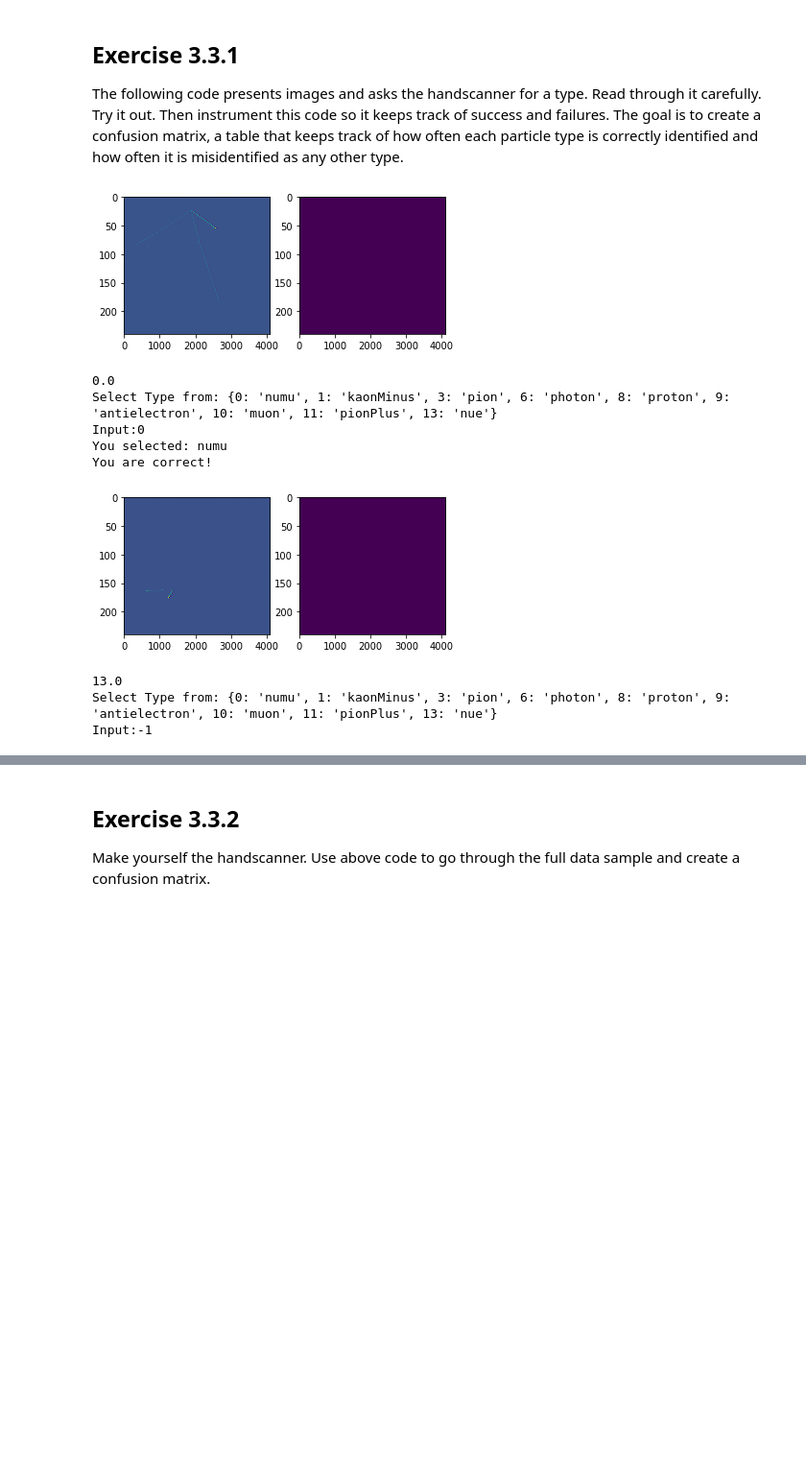
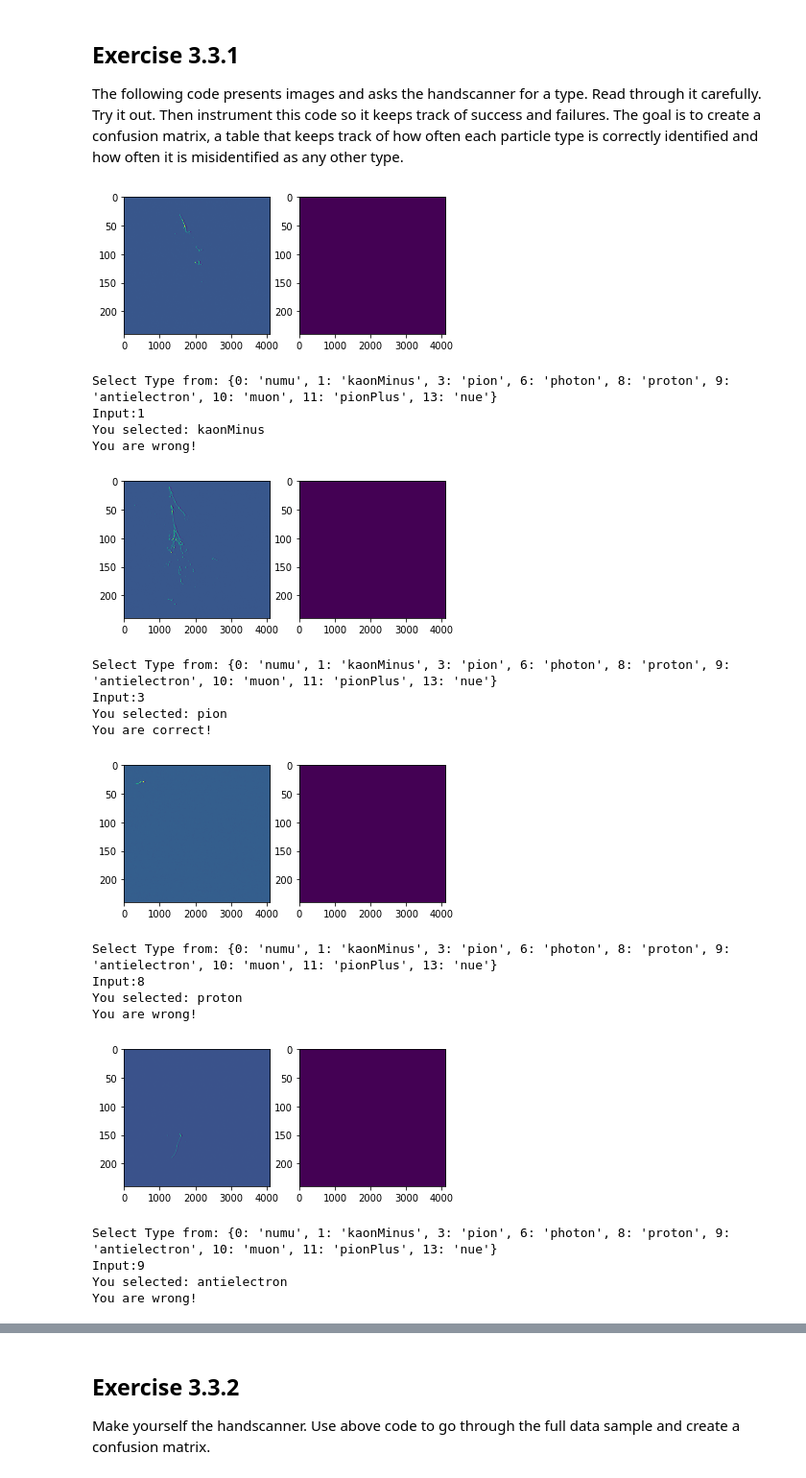
Before and after one commit to qyzhuta/DLHEP2018, a Jupyter notebook: Lab_solutions/Lab-3-solution_qz.ipynb, the cells around one changed output, grey strips where cells are left out. Shown at 96% size. Drawn from its saved outputs; the diff is of its cells as text; code cells hidden in the pictures; blank space fills up the shorter version.

```diff
--- a/Lab_solutions/Lab-3-solution_qz.ipynb
+++ b/Lab_solutions/Lab-3-solution_qz.ipynb
@@ -411,38 +459,53 @@ The following code presents images and asks the handscanner for a type. Read thr
 # %%
 import matplotlib.pyplot as plt
 View=0
 
 status=np.zeros(len(Data_Y))
+cm=np.zeros([14,14])
 for i,image in enumerate(Data_X):
     PlotEvent(image)
     plt.show()
 
 
     print "Select Type from:", ParticleTypesIndexMapR
     try:
         answer=int(raw_input('Input:'))
     except ValueError:
         print "Not a number"
 
     # Stop loop
     if answer==-1:
         break
 
     print "You selected:", ParticleTypesIndexMapR[answer]
 
     if answer==Data_Y[i]:
         print "You are correct!"
         status[i]=1
     else:
         print "You are wrong!"
+
+
+
+    cm[int(answer),int(Data_Y[i])]+=1
 # %% [output]
-[figure, old version]
+[figure, new version]
-0.0
 Select Type from: {0: 'numu', 1: 'kaonMinus', 3: 'pion', 6: 'photon', 8: 'proton', 9: 'antielectron', 10: 'muon', 11: 'pionPlus', 13: 'nue'}
-Input:0
-You selected: numu
-You are correct!
+Input:1
+You selected: kaonMinus
+You are wrong!
-[figure, old version]
+[figure, new version]
-13.0
 Select Type from: {0: 'numu', 1: 'kaonMinus', 3: 'pion', 6: 'photon', 8: 'proton', 9: 'antielectron', 10: 'muon', 11: 'pionPlus', 13: 'nue'}
-Input:-1
+Input:3
+You selected: pion
+You are correct!
+[figure, added]
+Select Type from: {0: 'numu', 1: 'kaonMinus', 3: 'pion', 6: 'photon', 8: 'proton', 9: 'antielectron', 10: 'muon', 11: 'pionPlus', 13: 'nue'}
+Input:8
+You selected: proton
+You are wrong!
+[figure, added]
+Select Type from: {0: 'numu', 1: 'kaonMinus', 3: 'pion', 6: 'photon', 8: 'proton', 9: 'antielectron', 10: 'muon', 11: 'pionPlus', 13: 'nue'}
+Input:9
+You selected: antielectron
+You are wrong!
```
Also changed, not shown: parts of 6 cells of this notebook.
